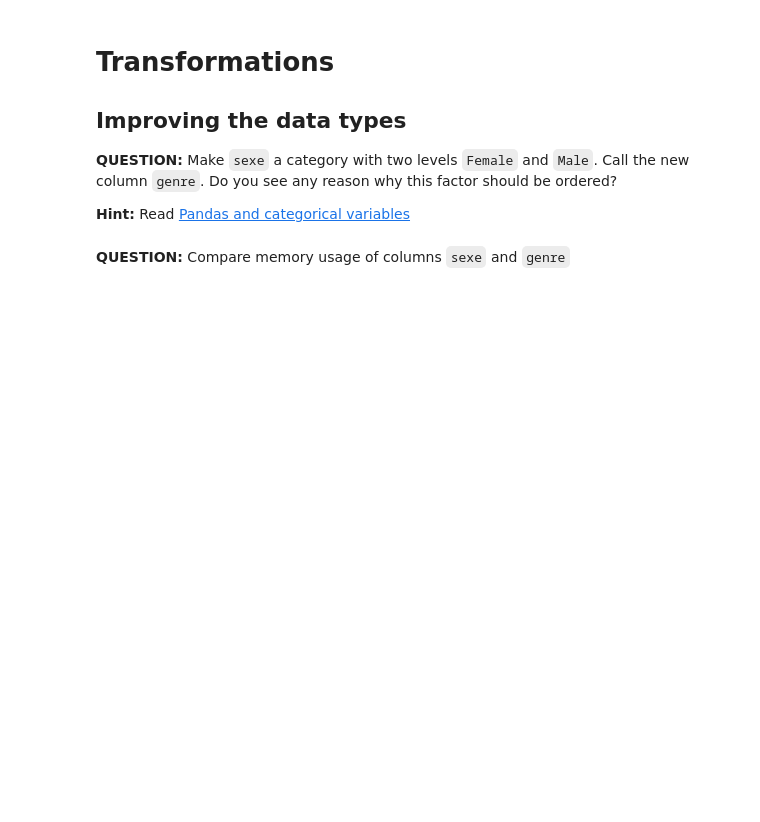
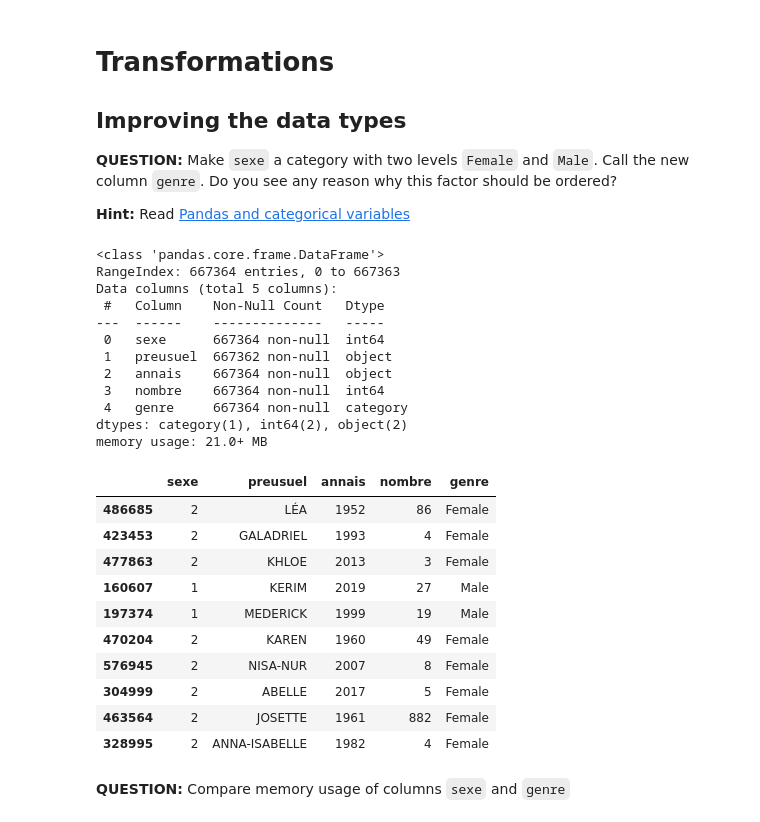
Before and after one commit to Shaina1310/big_data_course_2022, a Jupyter notebook: homework01.ipynb, the cells around one changed output. Drawn from its saved outputs; the diff is of its cells as text; code cells hidden in the pictures; blank space fills up the shorter version.

```diff
--- a/homework01.ipynb
+++ b/homework01.ipynb
@@ -148,7 +148,8 @@ __Hints:__
 - Don't hesitate to test your methods on a sample of rows method `sample()` from class `DataFrame` can be helpful.
 # %%
 # your code here
-data = pd.read_csv("nat2020.csv", sep = ";")
+data = pd.read_csv("nat2020_csv.zip", sep = ";")
+#data = pd.read_csv("nat2020.csv", sep = ";")
 data.head(n=10)
 # %% [output]
 |  | sexe | preusuel | annais | nombre |
@@ -254,3 +247,31 @@ __Hint:__ Read [Pandas and categorical variables](https://pandas.pydata.org/pand
+# %%
+data['genre']= data['sexe'].astype('category').cat.rename_categories({1:'Male', 2:'Female'})
+data.info()
+data.sample(10)
+# %% [output]
+<class 'pandas.core.frame.DataFrame'>
+RangeIndex: 667364 entries, 0 to 667363
+Data columns (total 5 columns):
+ #   Column    Non-Null Count   Dtype
+---  ------    --------------   -----
+ 0   sexe      667364 non-null  int64
+ 1   preusuel  667362 non-null  object
+ 2   annais    667364 non-null  object
+ 3   nombre    667364 non-null  int64
+ 4   genre     667364 non-null  category
+dtypes: category(1), int64(2), object(2)
+memory usage: 21.0+ MB
+|  | sexe | preusuel | annais | nombre | genre |
+| 486685 | 2 | LÉA | 1952 | 86 | Female |
+| 423453 | 2 | GALADRIEL | 1993 | 4 | Female |
+| 477863 | 2 | KHLOE | 2013 | 3 | Female |
+| 160607 | 1 | KERIM | 2019 | 27 | Male |
+| 197374 | 1 | MEDERICK | 1999 | 19 | Male |
+| 470204 | 2 | KAREN | 1960 | 49 | Female |
+| 576945 | 2 | NISA-NUR | 2007 | 8 | Female |
+| 304999 | 2 | ABELLE | 2017 | 5 | Female |
+| 463564 | 2 | JOSETTE | 1961 | 882 | Female |
+| 328995 | 2 | ANNA-ISABELLE | 1982 | 4 | Female |
 # %% [markdown]
 **QUESTION:** Compare memory usage of columns `sexe` and `genre`
 # %%
```
Also changed, not shown: parts of 14 cells of this notebook.
